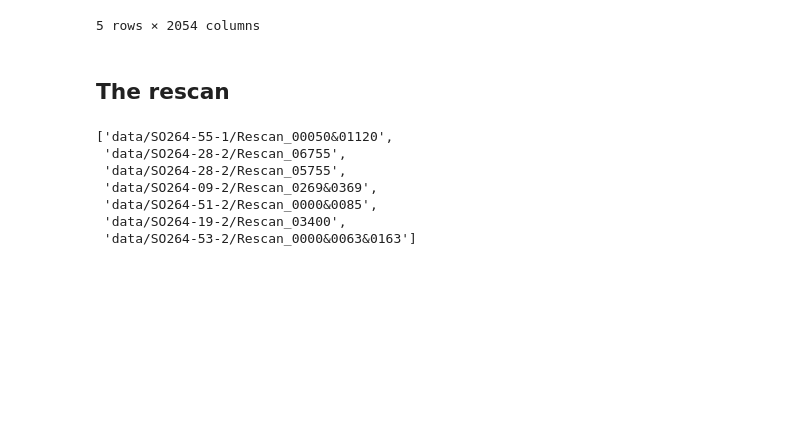
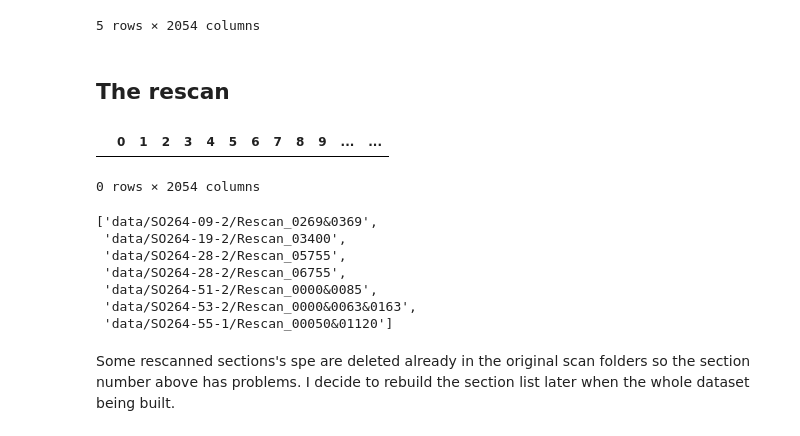
Before and after one commit to dispink/CaCO3_NWP, a Jupyter notebook: build_database_01.ipynb, the cells around one changed output. Saved outputs shown, nothing was run; the diff lists cells and outputs as text; code cells hidden in the pictures; blank space fills up the shorter version.

```diff
--- a/build_database_01.ipynb
+++ b/build_database_01.ipynb
@@ -255,13 +255,24 @@ data_df.tail()
 data_df.to_csv('data/spe_dataset_{}.csv'.format(date))
 # %% [markdown]
 ## The rescan
+# %%
+data_df = pd.read_csv('data/spe_dataset_20201006.csv', index_col = 0)
+# %%
+data_df[(data_df.core == 'SO264-55-1') & (data_df.composite_depth_mm == 1120)]
+# %% [output]
+|  | 0 | 1 | 2 | 3 | 4 | 5 | 6 | 7 | 8 | 9 | ... | ... |
+0 rows × 2054 columns
 # %%
-glob.glob('data/SO*/Rescan*')
+core_list = glob.glob('data/SO*/Rescan*')
+core_list.sort()
+core_list
 # %% [output]
-['data/SO264-55-1/Rescan_00050&01120',
+['data/SO264-09-2/Rescan_0269&0369',
+ 'data/SO264-19-2/Rescan_03400',
+ 'data/SO264-28-2/Rescan_05755',
  'data/SO264-28-2/Rescan_06755',
- 'data/SO264-28-2/Rescan_05755',
- 'data/SO264-09-2/Rescan_0269&0369',
  'data/SO264-51-2/Rescan_0000&0085',
- 'data/SO264-19-2/Rescan_03400',
- 'data/SO264-53-2/Rescan_0000&0063&0163']
+ 'data/SO264-53-2/Rescan_0000&0063&0163',
+ 'data/SO264-55-1/Rescan_00050&01120']
+# %% [markdown]
+Some rescanned sections's spe are deleted already in the original scan folders so the section number above has problems. I decide to rebuild the section list later when the whole dataset being built.
```
Also changed, not shown: parts of 19 cells of this notebook, 2 other files.
